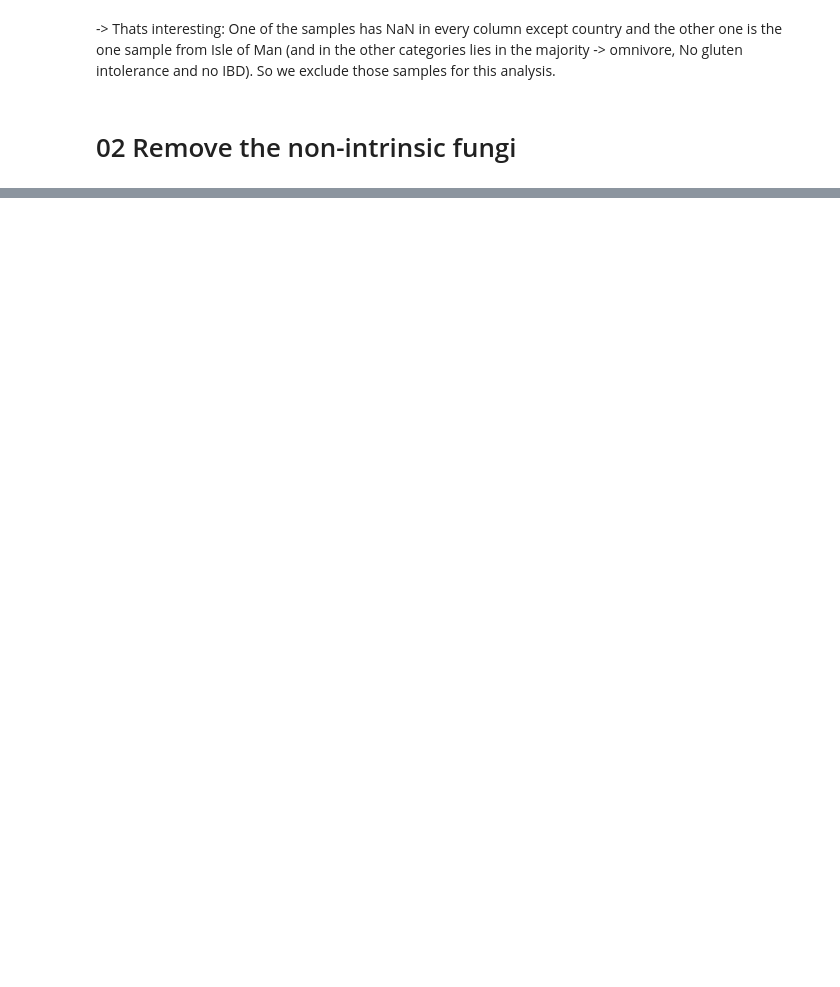
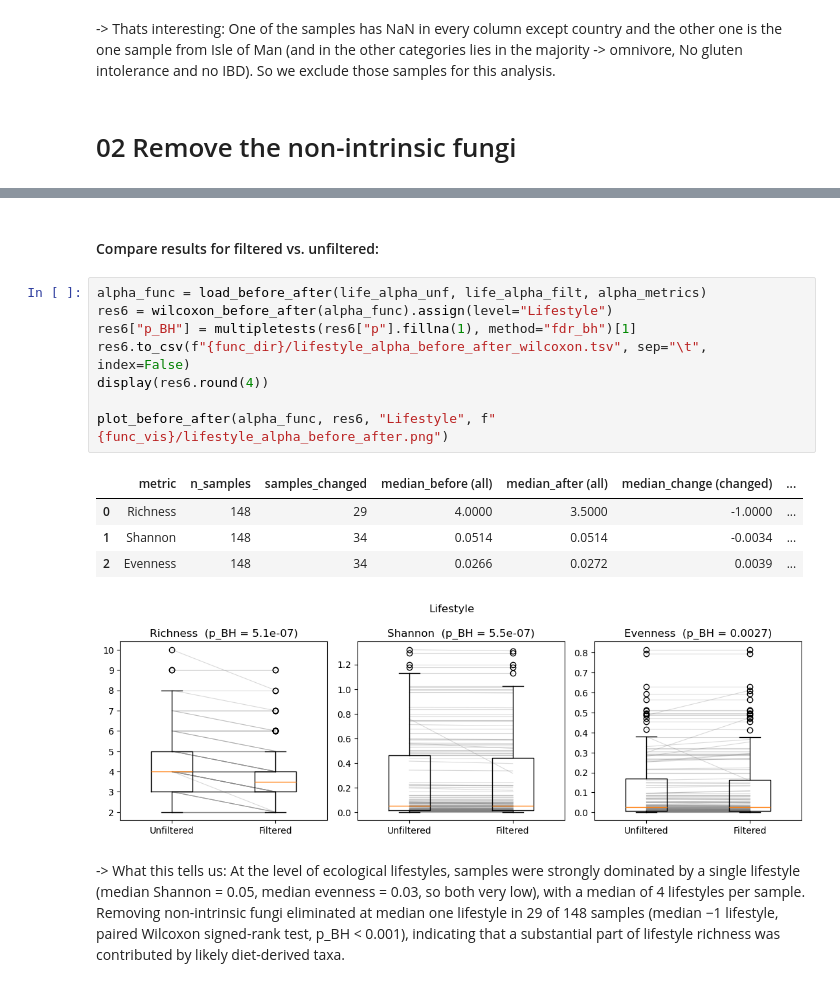
Before and after one commit to elettra-fromm/FunGut, a Jupyter notebook: scripts/19_Fungal_Annotation_Gwendolin.ipynb, the cells around one changed output, grey strips where cells are left out. Cells and saved outputs as stored; diff of their text form; blank space fills up the shorter version.

```diff
--- a/scripts/19_Fungal_Annotation_Gwendolin.ipynb
+++ b/scripts/19_Fungal_Annotation_Gwendolin.ipynb
@@ -403,0 +996,18 @@ out
+# %% [markdown]
+#### Compare results for filtered vs. unfiltered:
+# %%
+alpha_func = load_before_after(life_alpha_unf, life_alpha_filt, alpha_metrics)
+res6 = wilcoxon_before_after(alpha_func).assign(level="Lifestyle")
+res6["p_BH"] = multipletests(res6["p"].fillna(1), method="fdr_bh")[1]
+res6.to_csv(f"{func_dir}/lifestyle_alpha_before_after_wilcoxon.tsv", sep="\t", index=False)
+display(res6.round(4))
+
+plot_before_after(alpha_func, res6, "Lifestyle", f"{func_vis}/lifestyle_alpha_before_after.png")
+# %% [output]
+|  | metric | n_samples | samples_changed | median_before (all) | median_after (all) | median_change (changed) | ... |
+| 0 | Richness | 148 | 29 | 4.0000 | 3.5000 | -1.0000 | ... |
+| 1 | Shannon | 148 | 34 | 0.0514 | 0.0514 | -0.0034 | ... |
+| 2 | Evenness | 148 | 34 | 0.0266 | 0.0272 | 0.0039 | ... |
+[figure, added]
+# %% [markdown]
+-> What this tells us: At the level of ecological lifestyles, samples were strongly dominated by a single lifestyle (median Shannon = 0.05, median evenness = 0.03, so both very low), with a median of 4 lifestyles per sample. Removing non-intrinsic fungi eliminated at median one lifestyle in 29 of 148 samples (median −1 lifestyle, paired Wilcoxon signed-rank test, p_BH < 0.001), indicating that a substantial part of lifestyle richness was contributed by likely diet-derived taxa.
```
Also changed, not shown: parts of 47 cells of this notebook, 36 other files.
